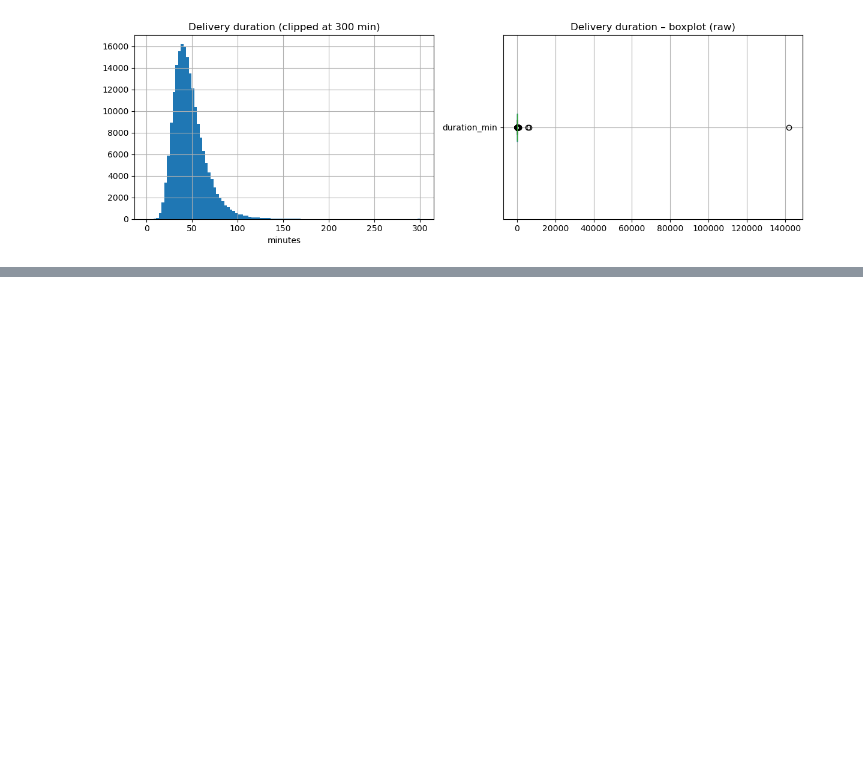
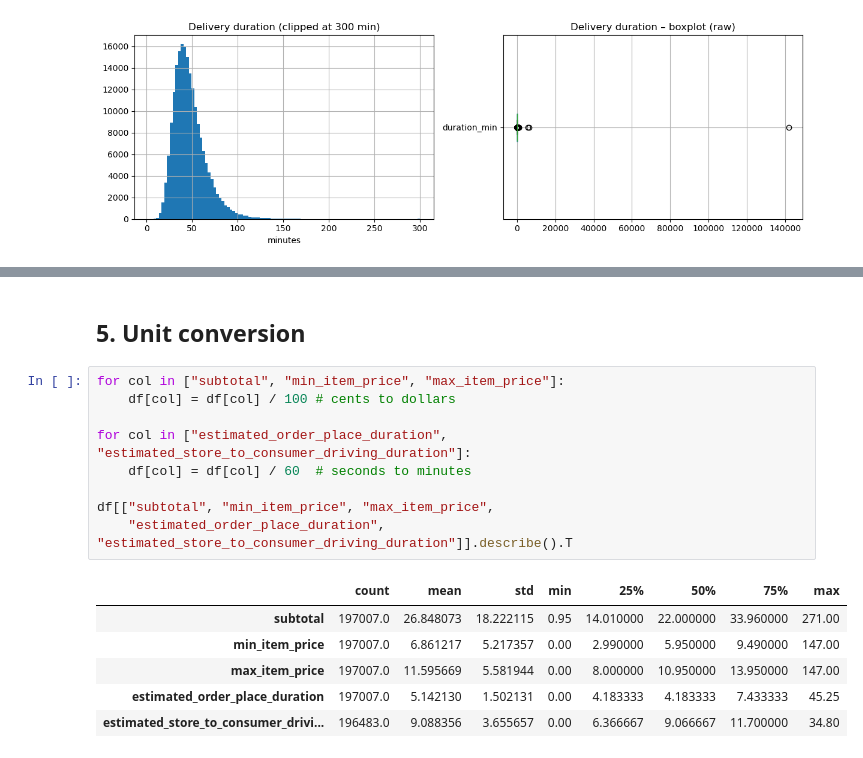
Before and after one commit to Adamharith2005/delivery-duration-estimation, a Jupyter notebook: 01_data_preparation.ipynb, the cells around one changed output, grey strips where cells are left out. Drawn from its saved outputs; the diff is of its cells as text; blank space fills up the shorter version.

```diff
--- a/01_data_preparation.ipynb
+++ b/01_data_preparation.ipynb
@@ -150,0 +197,18 @@ plt.tight_layout(); plt.savefig(FIG_DIR / "wk5_duration_raw.png", dpi=150); plt.
+# %% [markdown]
+## 5. Unit conversion
+# %%
+for col in ["subtotal", "min_item_price", "max_item_price"]:
+    df[col] = df[col] / 100 # cents to dollars
+
+for col in ["estimated_order_place_duration", "estimated_store_to_consumer_driving_duration"]:
+    df[col] = df[col] / 60  # seconds to minutes
+
+df[["subtotal", "min_item_price", "max_item_price",
+    "estimated_order_place_duration", "estimated_store_to_consumer_driving_duration"]].describe().T
+# %% [output]
+|  | count | mean | std | min | 25% | 50% | 75% | max |
+| subtotal | 197007.0 | 26.848073 | 18.222115 | 0.95 | 14.010000 | 22.000000 | 33.960000 | 271.00 |
+| min_item_price | 197007.0 | 6.861217 | 5.217357 | 0.00 | 2.990000 | 5.950000 | 9.490000 | 147.00 |
+| max_item_price | 197007.0 | 11.595669 | 5.581944 | 0.00 | 8.000000 | 10.950000 | 13.950000 | 147.00 |
+| estimated_order_place_duration | 197007.0 | 5.142130 | 1.502131 | 0.00 | 4.183333 | 4.183333 | 7.433333 | 45.25 |
+| estimated_store_to_consumer_drivi... | 196483.0 | 9.088356 | 3.655657 | 0.00 | 6.366667 | 9.066667 | 11.700000 | 34.80 |
```
Also changed, not shown: parts of 13 cells of this notebook, 3 other files.
